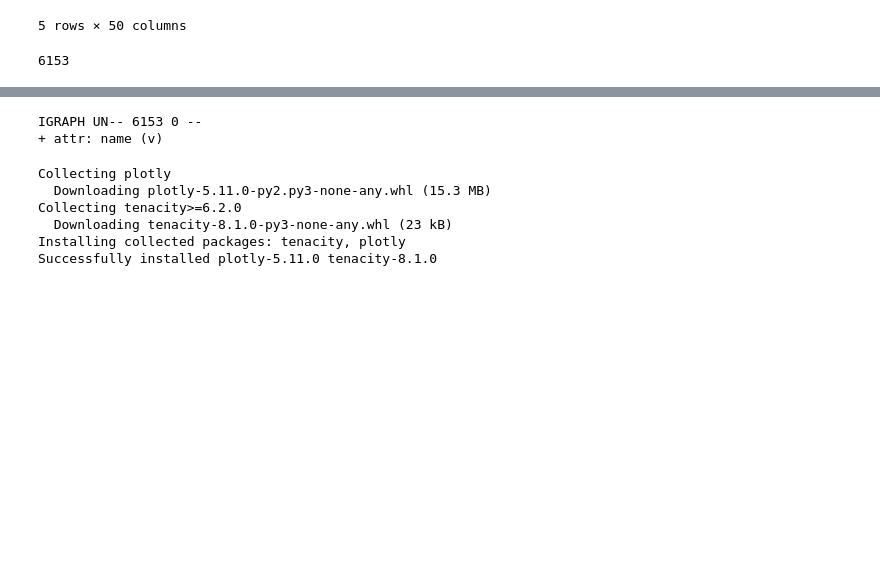
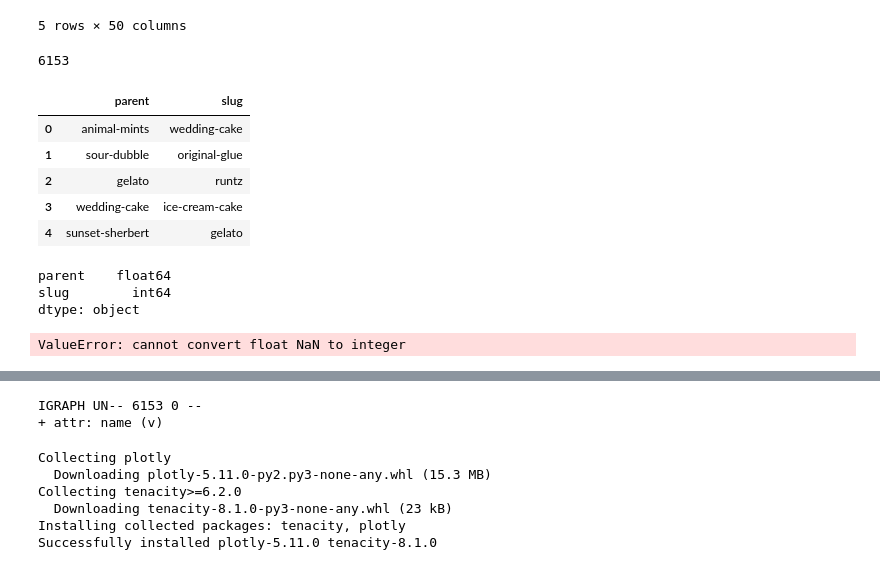
Before and after one commit to jachiike-madubuko/canna.bi, a Jupyter notebook: notebooks/exploratory/6.0-jcm-eda-lineage.ipynb, the cells around one changed output, grey strips where cells are left out. Drawn from its saved outputs; the diff is of its cells as text; code cells hidden in the pictures; blank space fills up the shorter version.

Commit message:
added a vertex-edge converter for lineage data

```diff
--- a/notebooks/exploratory/6.0-jcm-eda-lineage.ipynb
+++ b/notebooks/exploratory/6.0-jcm-eda-lineage.ipynb
@@ -53,4 +43,10 @@ linage_df.shape[0]
 # then loop thru list of tuple pairs to create  graph
 # %%
 # melting df
-linage_df
+# %% [output]
+|  | parent | slug |
+| 0 | animal-mints | wedding-cake |
+| 1 | sour-dubble | original-glue |
+| 2 | gelato | runtz |
+| 3 | wedding-cake | ice-cream-cake |
+| 4 | sunset-sherbert | gelato |
@@ -57,3 +71,13 @@ linage_df
+# %%
+z.dtypes
+# %% [output]
+parent    float64
+slug        int64
+dtype: object
+# %%
+get_edgy()
+# %% [output]
+ValueError: cannot convert float NaN to integer
 # %%
 import igraph
 from igraph import Graph, EdgeSeq
```
Also changed, not shown: parts of 9 cells of this notebook.
